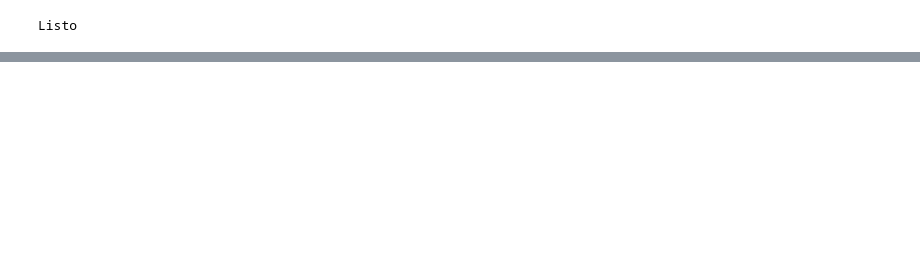
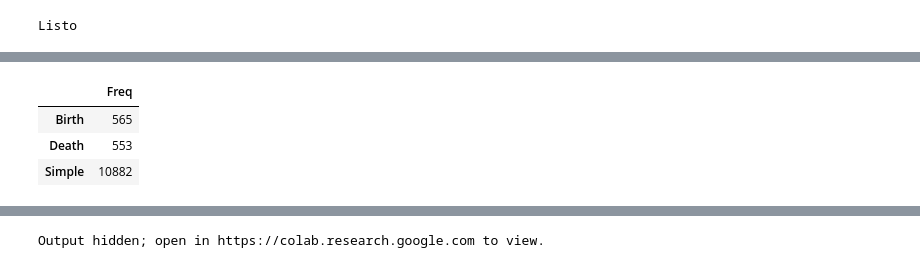
Before and after one commit to edwardptera/SHIMIA-Gravimetrico, a Jupyter notebook: RJMCMC/RJMCMC_Grupo2.ipynb, the cells around one changed output, grey strips where cells are left out. Drawn from its saved outputs; the diff is of its cells as text; code cells hidden in the pictures; blank space fills up the shorter version.

```diff
--- a/RJMCMC/RJMCMC_Grupo2.ipynb
+++ b/RJMCMC/RJMCMC_Grupo2.ipynb
@@ -714,0 +720,29 @@ Wall time: 8min 7s
+# %%
+#@markdown Moves freq
+
+%%time
+
+dfmoves = pd.read_csv(
+    'moves.csv',
+    header=None,
+    names=['moves']
+    )
+movescounter = Counter(dfmoves['moves'])
+new_keys = ['Simple','Birth','Death']
+for oldkey, newkey in zip(movescounter.keys(), new_keys):
+  movescounter[newkey] = movescounter.pop(oldkey)
+dfmovesfreq = pd.DataFrame.from_dict(
+    movescounter,
+    orient='index',
+    columns=['Freq']
+    ).sort_index()
+display(dfmovesfreq)
+dfmovesfreq.plot.pie(y='Freq', autopct='%1.1f%%', legend=False)
+plt.savefig('movesfreq.pdf', bbox_inches='tight')
+plt.ylabel(None)
+plt.show()
+# %% [output]
+|  | Freq |
+| Birth | 565 |
+| Death | 553 |
+| Simple | 10882 |
@@ -714,0 +752,24 @@ Wall time: 8min 7s
+# %%
+#@markdown Numerical errors
+
+%%time
+
+erritfi = np.genfromtxt('errit.csv', delimiter='\n')
+fig, ax = plt.subplots(1)
+ax.bar(
+    erritfi,
+    np.ones_like(erritfi),
+    width=10,
+    color='k',
+    alpha=.75
+    )
+ax.get_yaxis().set_visible(False)
+#ax.set_rasterized(True)
+ax.set_xlim(0, erritfi[-1])
+ax.set_ylim(0, 1)
+ax.set_xlabel('Trials')
+plt.title('Numerical errors')
+plt.savefig('errit.png', bbox_inches='tight', dpi=300)
+plt.show()
+# %% [output]
+Output hidden; open in https://colab.research.google.com to view.
```
Also changed, not shown: parts of 16 cells of this notebook, 4 other files.
